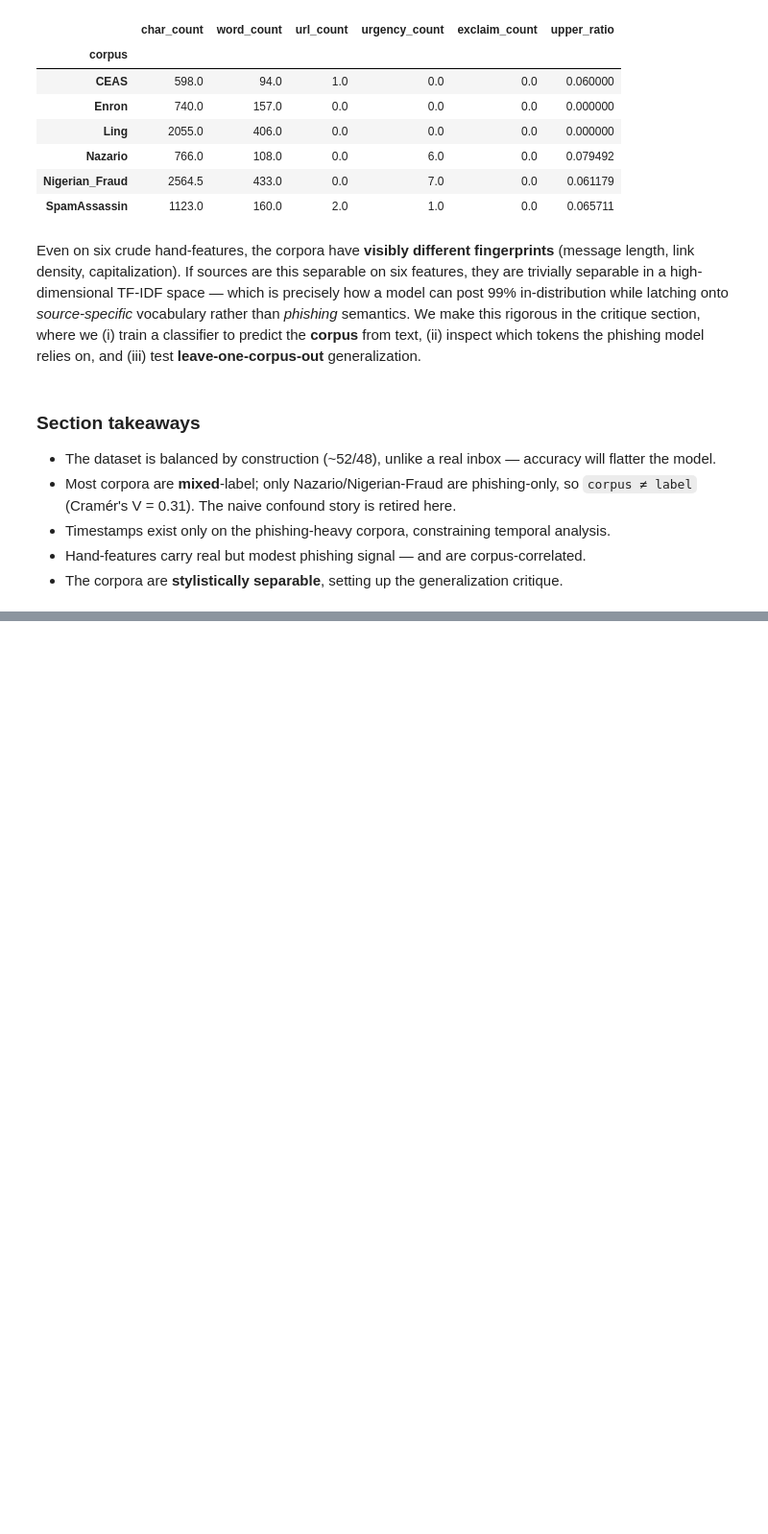
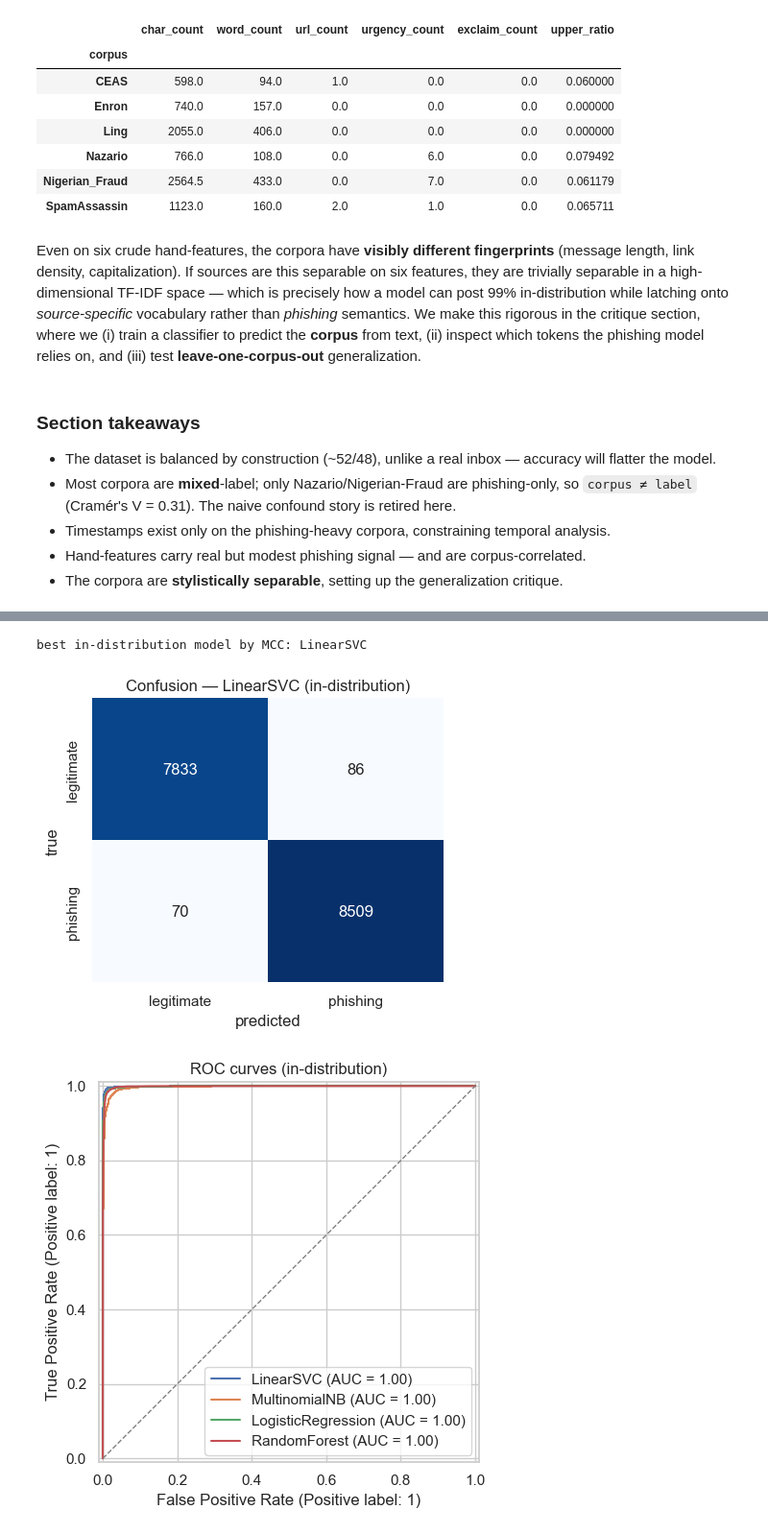
Before and after one commit to Imreec/phishing-detection-ds-cyber, a Jupyter notebook: notebooks/phishing_critique.ipynb, the cells around one changed output, grey strips where cells are left out. Shown at 96% size. Drawn from its saved outputs; the diff is of its cells as text; code cells hidden in the pictures; blank space fills up the shorter version.

```diff
--- a/notebooks/phishing_critique.ipynb
+++ b/notebooks/phishing_critique.ipynb
@@ -341,0 +425,5 @@ relies on, and (iii) test **leave-one-corpus-out** generalization.
+# %%
+estimators = models.build_models()
+fitted = models.fit_all(estimators, X_train, y_train)
+indist = evaluate.compare_models(fitted, X_test, y_test)
+indist.round(4)
@@ -341,0 +458,14 @@ relies on, and (iii) test **leave-one-corpus-out** generalization.
+# %%
+best_name = indist["mcc"].idxmax()
+cm = evaluate.confusion(y_test, fitted[best_name].predict(X_test))
+fig, ax = plots.confusion_heatmap(cm, title=f"Confusion — {best_name} (in-distribution)")
+plots.save_fig(fig, "confusion_indist")
+
+scored = {name: evaluate.get_scores(model, X_test) for name, model in fitted.items()}
+fig, ax = plots.roc_curves(scored, y_test, title="ROC curves (in-distribution)")
+plots.save_fig(fig, "roc_indist")
+print("best in-distribution model by MCC:", best_name)
+# %% [output]
+best in-distribution model by MCC: LinearSVC
+[figure, added]
+[figure, added]
```
Also changed, not shown: parts of 11 cells of this notebook, 4 other files.
